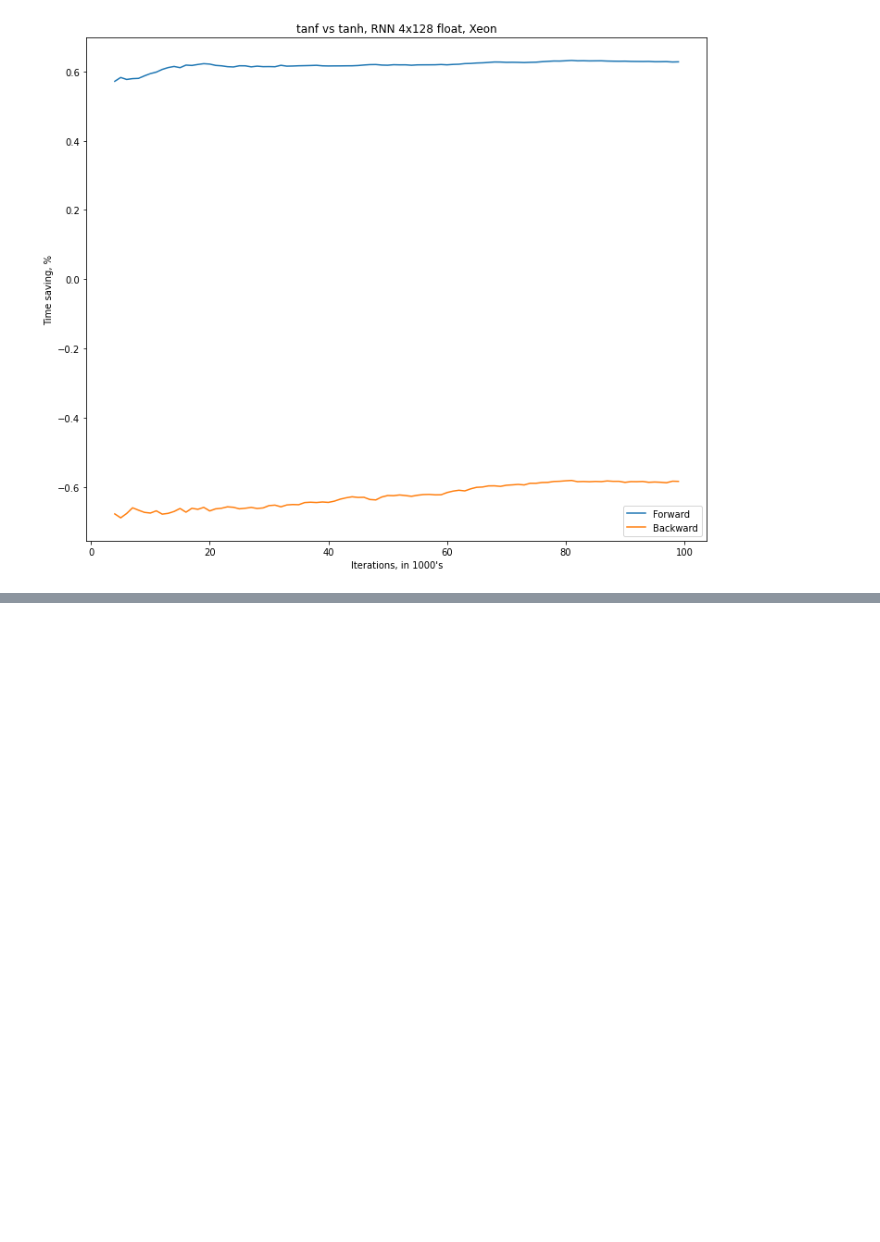
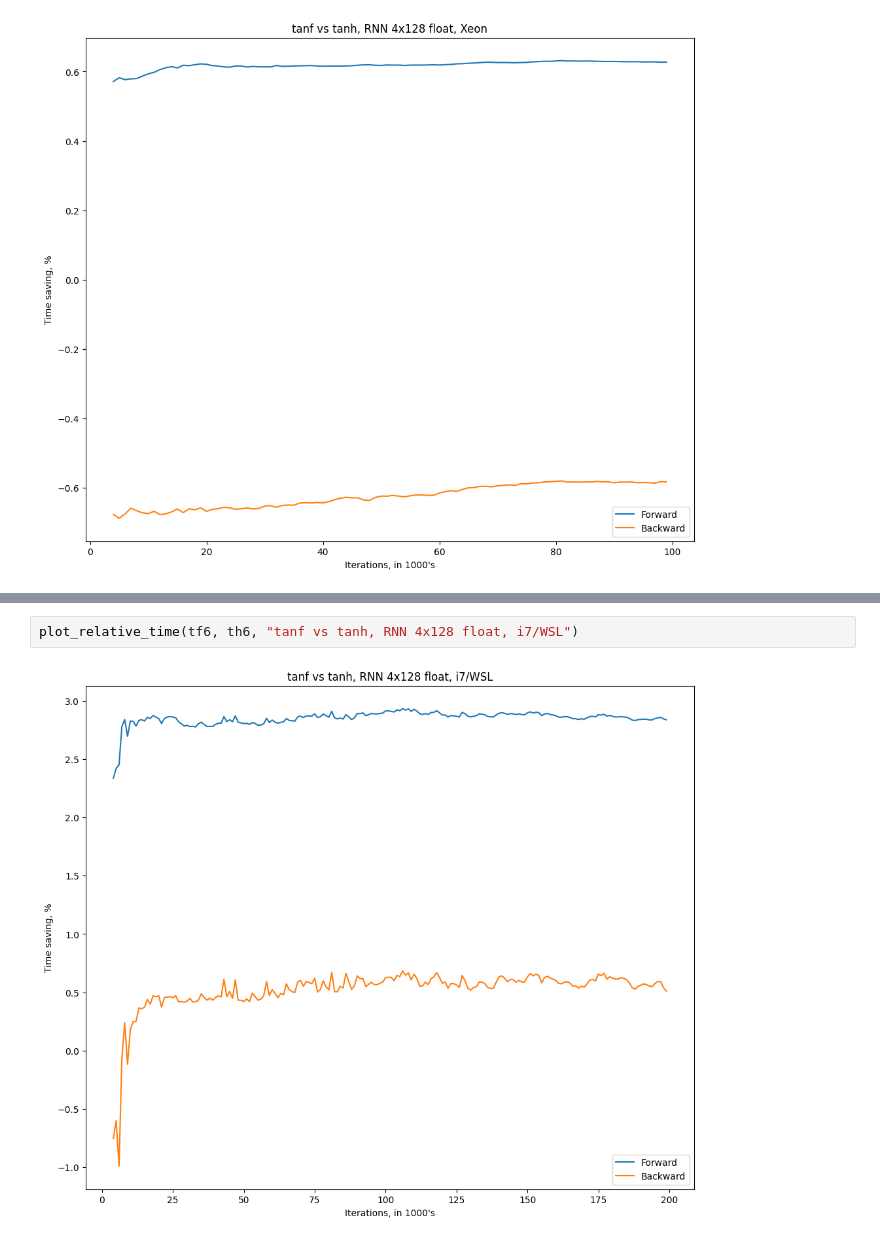
Before and after one commit to phatware/lstm-optimizations, a Jupyter notebook: rnn-lstm-test-visualization.ipynb, the cells around one changed output, grey strips where cells are left out. Drawn from its saved outputs; the diff is of its cells as text; blank space fills up the shorter version.

```diff
--- a/rnn-lstm-test-visualization.ipynb
+++ b/rnn-lstm-test-visualization.ipynb
@@ -136,0 +156,4 @@ plot_relative_time(tf3, th3, "tanf vs tanh, RNN 4x128 float, i9/WSL")
+# %%
+plot_relative_time(tf6, th6, "tanf vs tanh, RNN 4x128 float, i7/WSL")
+# %% [output]
+[figure, added]
```
Also changed, not shown: parts of 19 cells of this notebook, 2 other files.
